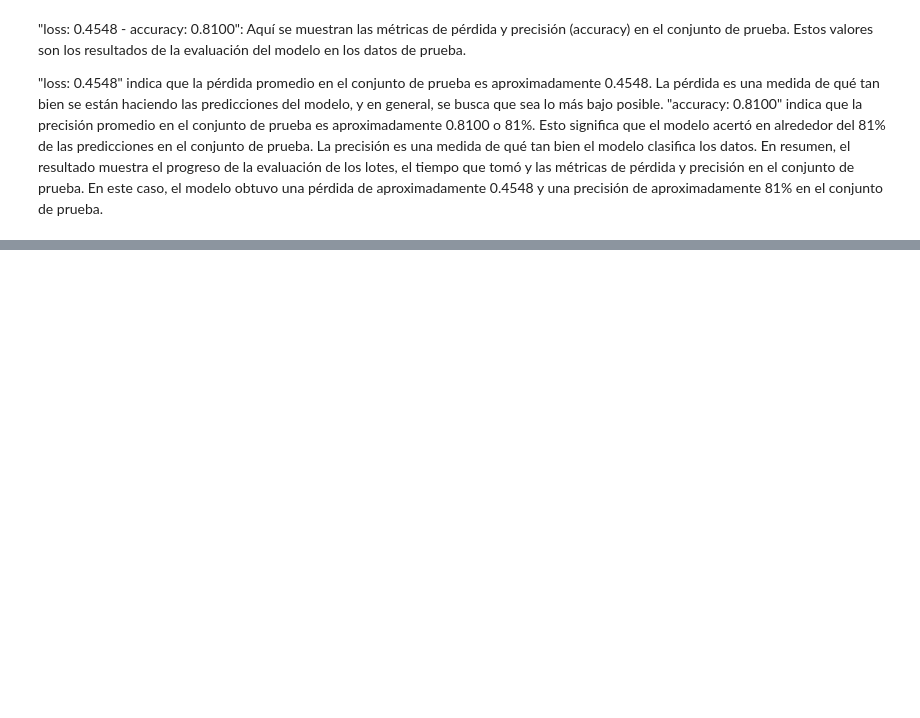
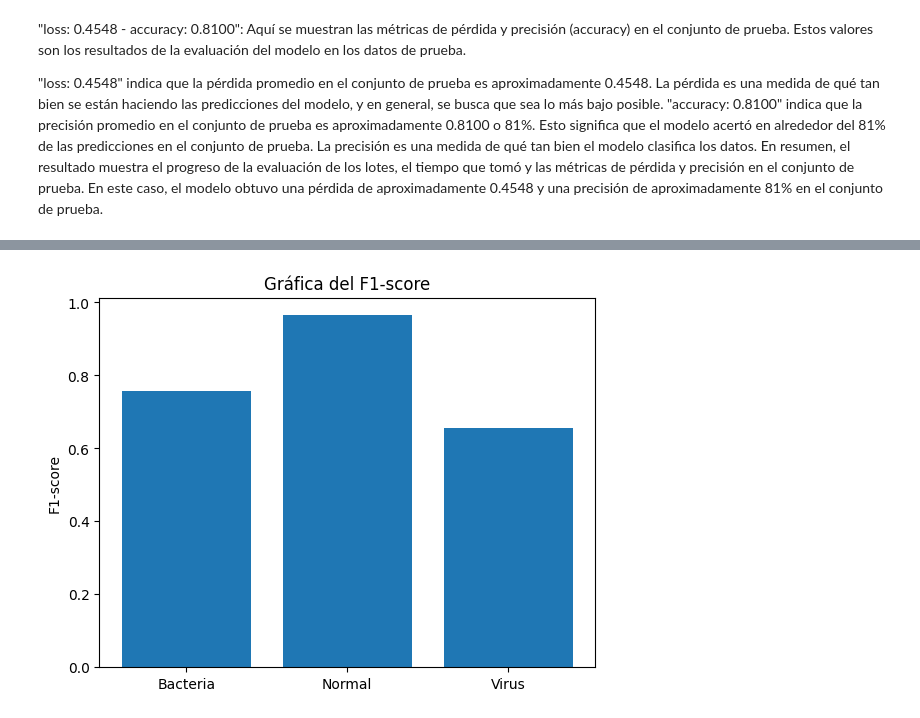
Before and after one commit to SRENDONP/MLDS_U6_PROYECTO_FINAL_ARISTIZABAL_RENDON, a Jupyter notebook: scripts/training/Modelos_propuestos.ipynb, the cells around one changed output, grey strips where cells are left out. Saved outputs shown, nothing was run; the diff lists cells and outputs as text; code cells hidden in the pictures; blank space fills up the shorter version.

```diff
--- a/scripts/training/Modelos_propuestos.ipynb
+++ b/scripts/training/Modelos_propuestos.ipynb
@@ -517,3 +592,21 @@ plt.show()
 "loss: 0.4548" indica que la pérdida promedio en el conjunto de prueba es aproximadamente 0.4548. La pérdida es una medida de qué tan bien se están haciendo las predicciones del modelo, y en general, se busca que sea lo más bajo posible.
 "accuracy: 0.8100" indica que la precisión promedio en el conjunto de prueba es aproximadamente 0.8100 o 81%. Esto significa que el modelo acertó en alrededor del 81% de las predicciones en el conjunto de prueba. La precisión es una medida de qué tan bien el modelo clasifica los datos.
 En resumen, el resultado muestra el progreso de la evaluación de los lotes, el tiempo que tomó y las métricas de pérdida y precisión en el conjunto de prueba. En este caso, el modelo obtuvo una pérdida de aproximadamente 0.4548 y una precisión de aproximadamente 81% en el conjunto de prueba.
+# %%
+y_pred_F1_m2 = transferLearning_model.predict(X_test)
+y_pred_F1_m2 = np.argmax(y_pred_F1_m2, axis=1)
+
+y_test_labels_F1_m2 = np.argmax(y_test, axis=1)
+report2 = classification_report(y_test_labels_F1_m2, y_pred_F1_m2, output_dict=True)
+
+# Obtener las métricas de interés
+f1_score2 = [report2[str(i)]['f1-score'] for i in range(3)]
+
+fig2, ax2 = plt.subplots()
+ax2.bar(range(3), f1_score2)
+ax2.set_xticks(range(3))
+ax2.set_xticklabels(['Bacteria', 'Normal', 'Virus'])
+ax2.set_ylabel('F1-score')
+ax2.set_title('Gráfica del F1-score')
+plt.show()
+# %% [output]
@@ -520,3 +614,4 @@ En resumen, el resultado muestra el progreso de la evaluación de los lotes, el
+[figure, added]
 # %%
 loss2, acc2 = transferLearning_model.evaluate(X_test, y_test, verbose=1)
 print("The loss is: {0}, and the accuracy is: {1}".format(loss2, acc2))
```
Also changed, not shown: parts of 27 cells of this notebook, 6 other files.
